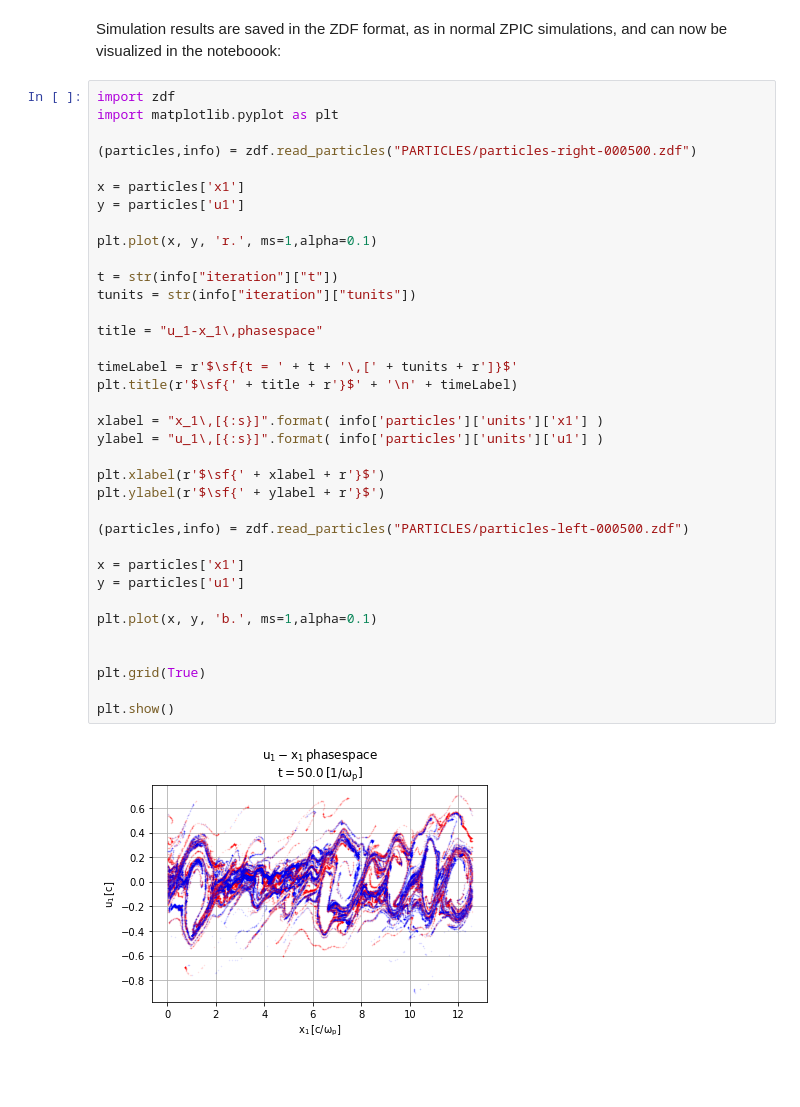
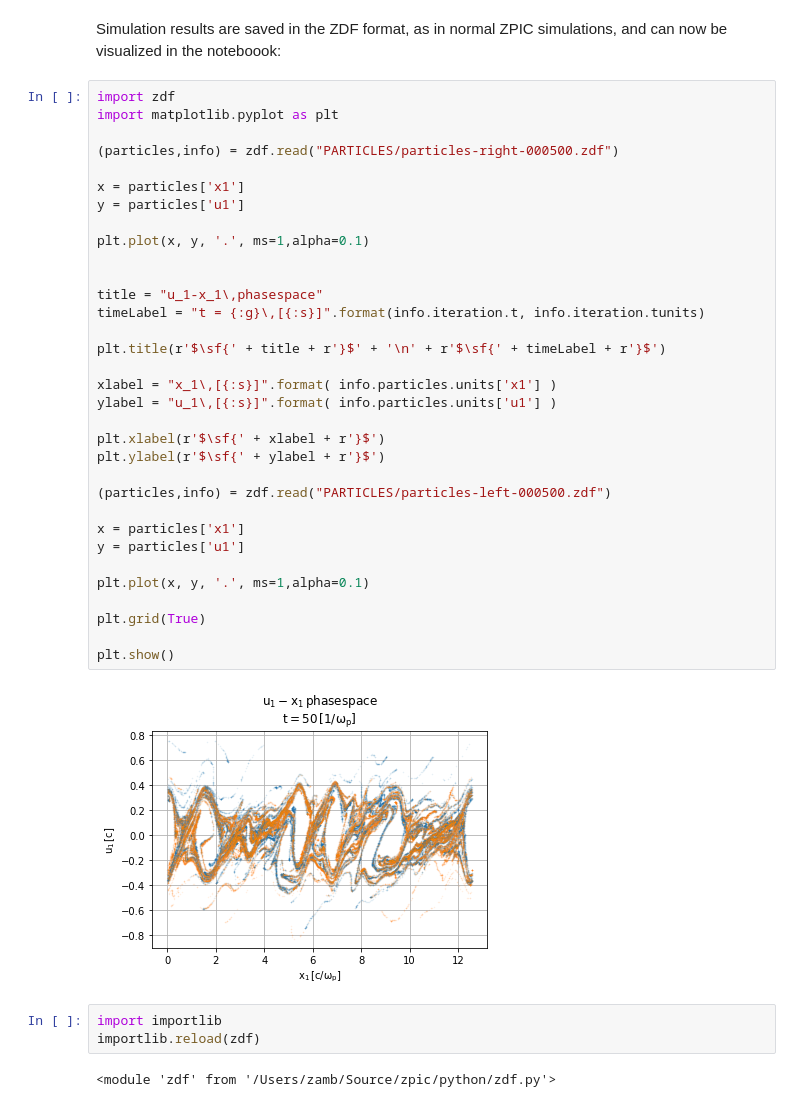
Before and after one commit to ricardo-fonseca/zpic, a Jupyter notebook: python/zpic.ipynb, the cells around one changed output. Cells and saved outputs as stored; diff of their text form; blank space fills up the shorter version.

Commit message:
Improves the python ZDF interface
Signed-off-by: Ricardo Fonseca <ricardo.fonseca@tecnico.ulisboa.pt>

```diff
--- a/python/zpic.ipynb
+++ b/python/zpic.ipynb
@@ -68,38 +54,40 @@ Simulation results are saved in the ZDF format, as in normal ZPIC simulations, a
 # %%
 import zdf
 import matplotlib.pyplot as plt
 
-(particles,info) = zdf.read_particles("PARTICLES/particles-right-000500.zdf")
+(particles,info) = zdf.read("PARTICLES/particles-right-000500.zdf")
 
 x = particles['x1']
 y = particles['u1']
 
-plt.plot(x, y, 'r.', ms=1,alpha=0.1)
+plt.plot(x, y, '.', ms=1,alpha=0.1)
 
-t = str(info["iteration"]["t"])
-tunits = str(info["iteration"]["tunits"])
 
 title = "u_1-x_1\,phasespace"
+timeLabel = "t = {:g}\,[{:s}]".format(info.iteration.t, info.iteration.tunits)
 
-timeLabel = r'$\sf{t = ' + t + '\,[' + tunits + r']}$'
-plt.title(r'$\sf{' + title + r'}$' + '\n' + timeLabel)
+plt.title(r'$\sf{' + title + r'}$' + '\n' + r'$\sf{' + timeLabel + r'}$')
 
-xlabel = "x_1\,[{:s}]".format( info['particles']['units']['x1'] )
-ylabel = "u_1\,[{:s}]".format( info['particles']['units']['u1'] )
+xlabel = "x_1\,[{:s}]".format( info.particles.units['x1'] )
+ylabel = "u_1\,[{:s}]".format( info.particles.units['u1'] )
 
 plt.xlabel(r'$\sf{' + xlabel + r'}$')
 plt.ylabel(r'$\sf{' + ylabel + r'}$')
 
-(particles,info) = zdf.read_particles("PARTICLES/particles-left-000500.zdf")
+(particles,info) = zdf.read("PARTICLES/particles-left-000500.zdf")
 
 x = particles['x1']
 y = particles['u1']
 
-plt.plot(x, y, 'b.', ms=1,alpha=0.1)
-
+plt.plot(x, y, '.', ms=1,alpha=0.1)
 
 plt.grid(True)
 
 plt.show()
 # %% [output]
-[figure, old version]
+[figure, new version]
+# %%
+import importlib
+importlib.reload(zdf)
+# %% [output]
+<module 'zdf' from '/Users/zamb/Source/zpic/python/zdf.py'>
```
Also changed, not shown: parts of 2 cells of this notebook, 3 other files.
